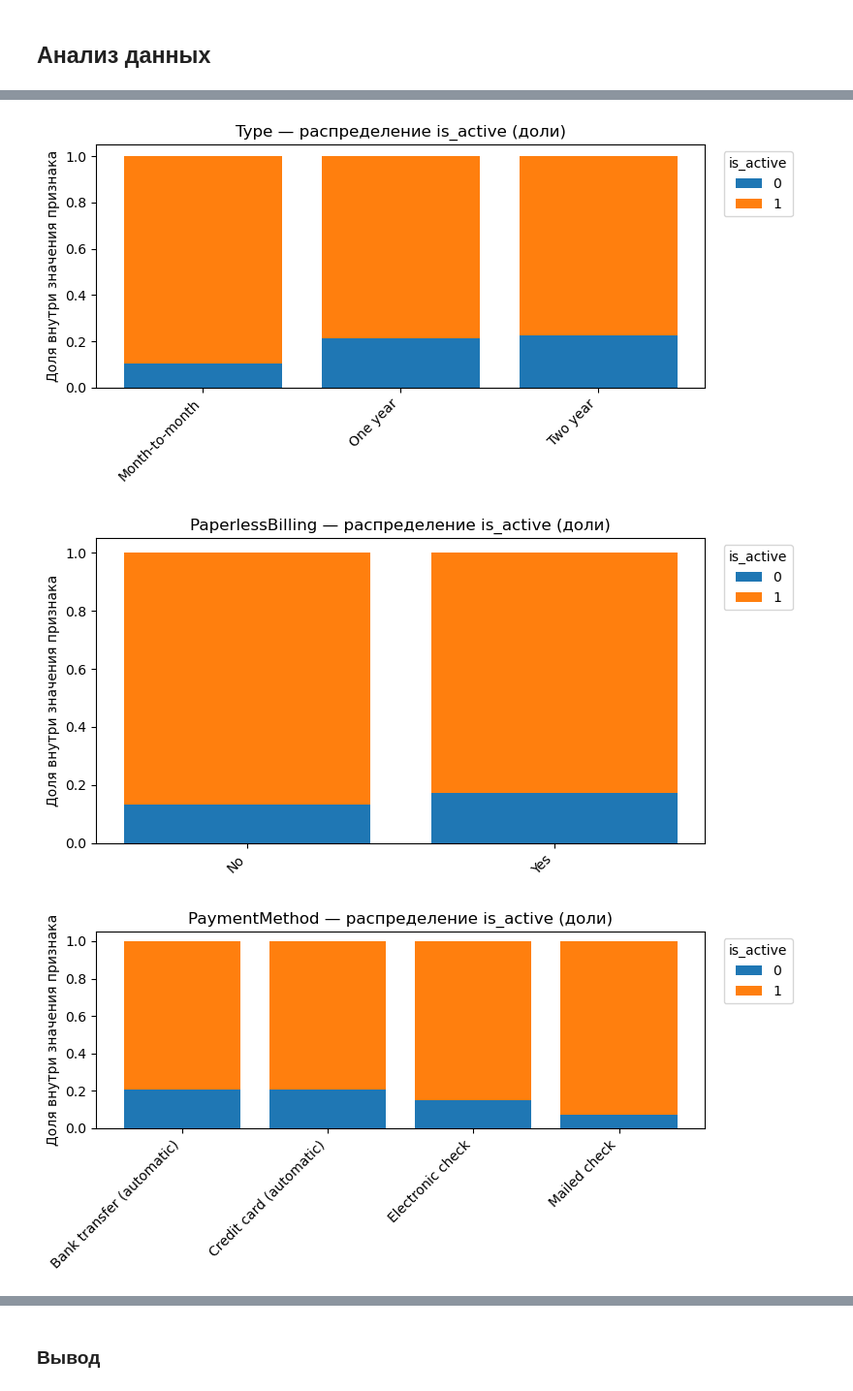
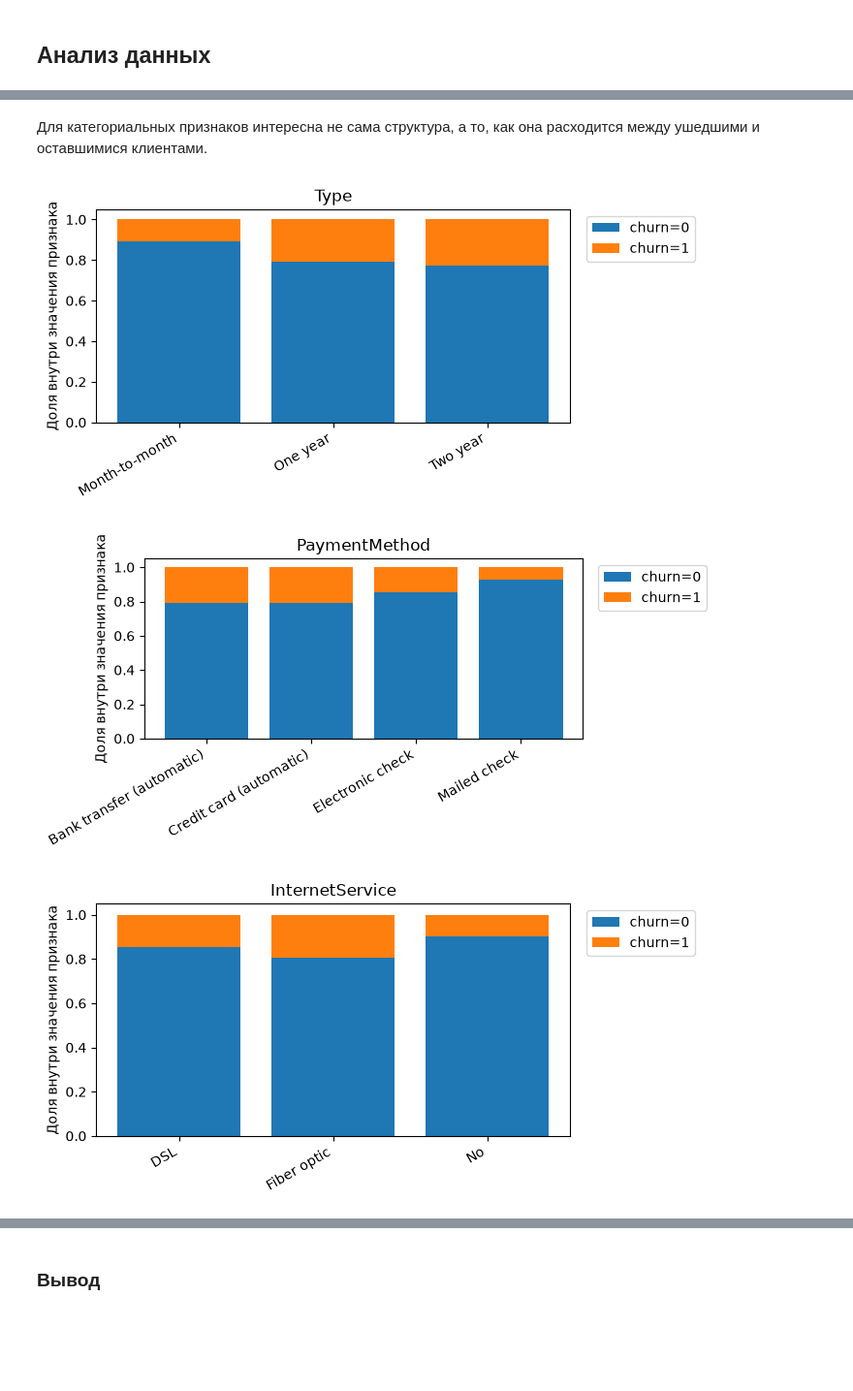
Before and after one commit to yapochinyu/portfolio, a Jupyter notebook: telecom-churn-prediction/analysis.ipynb, the cells around one changed output, grey strips where cells are left out. Shown at 97% size. Cells and saved outputs as stored; diff of their text form; code cells hidden in the pictures; blank space fills up the shorter version.

```diff
--- a/telecom-churn-prediction/analysis.ipynb
+++ b/telecom-churn-prediction/analysis.ipynb
@@ -418,0 +387,2 @@ np.int64(0)
+# %%
+df['churn'] = df['EndDate'].notna().astype(int)
@@ -418,0 +409,2 @@ np.int64(0)
+# %%
+df['tenure_months'] = (df['TotalCharges'] / df['MonthlyCharges']).round().clip(lower=0)
@@ -418,0 +415,4 @@ np.int64(0)
+# %%
+add_service_cols = ['OnlineSecurity', 'OnlineBackup', 'DeviceProtection',
+                    'TechSupport', 'StreamingTV', 'StreamingMovies']
+df['num_add_services'] = df[add_service_cols].apply(lambda row: (row == 'Yes').sum(), axis=1)
@@ -740,6 +443,0 @@ df = df.merge(phone, on='customerID', how='left')
-# %%
-internet_cols = ['InternetService', 'OnlineSecurity', 'OnlineBackup',
-                 'DeviceProtection', 'TechSupport', 'StreamingTV', 'StreamingMovies']
-for col in internet_cols:
-    if col in df.columns:
-        df[col] = df[col].fillna('No')
@@ -843,27 +444,29 @@ categorical_cols = [col for col in df.select_dtypes(include=['object', 'category
+# %% [markdown]
+Для категориальных признаков интересна не сама структура, а то, как она расходится между ушедшими и оставшимися клиентами.
 # %%
+train_eda = X_train.copy()
+train_eda['churn'] = y_train.values
+
+categorical_cols = [c for c in feature_cols if not pd.api.types.is_numeric_dtype(train_eda[c])]
+numeric_cols = [c for c in feature_cols if pd.api.types.is_numeric_dtype(train_eda[c])]
+
 for col in categorical_cols:
-    counts = df.groupby([col, "is_active"]).size().unstack(fill_value=0)
+    counts = train_eda.groupby([col, 'churn']).size().unstack(fill_value=0)
+    props = counts.div(counts.sum(axis=1), axis=0)
 
-    props = counts.div(counts.sum(axis=1), axis=0)
-    labels = [str(x) for x in props.index.tolist()]
-    x = np.arange(len(labels))
+    fig, ax = plt.subplots(figsize=(7, 3.5))
+    bottom = np.zeros(len(props))
+    for c in sorted(props.columns):
+        ax.bar(props.index.astype(str), props[c], bottom=bottom, label=f'churn={c}')
+        bottom += props[c].values
 
-    fig, ax = plt.subplots(figsize=(8, 4))
-    bottom = np.zeros(len(labels))
-    cols_order = sorted(props.columns, key=lambda v: str(v))
-    for c in cols_order:
-        vals = props[c].values
-        ax.bar(x, vals, bottom=bottom, label=str(c))
-        bottom += vals
-
-    ax.set_xticks(x)
-    ax.set_xticklabels(labels, rotation=45, ha="right")
-    ax.set_ylabel("Доля внутри значения признака")
-    ax.set_title(f"{col} — распределение is_active (доли)")
-    ax.legend(title="is_active", bbox_to_anchor=(1.02, 1), loc="upper left")
+    ax.set_ylabel('Доля внутри значения признака')
+    ax.set_title(col)
+    ax.legend(loc='upper left', bbox_to_anchor=(1.02, 1))
+    plt.xticks(rotation=30, ha='right')
     plt.tight_layout()
     plt.show()
 # %% [output]
-[figure, old version]
+[figure, new version]
-[figure, old version]
+[figure, new version]
-[figure, old version]
+[figure, new version]
```
Also changed, not shown: parts of 217 cells of this notebook, 21 other files.
